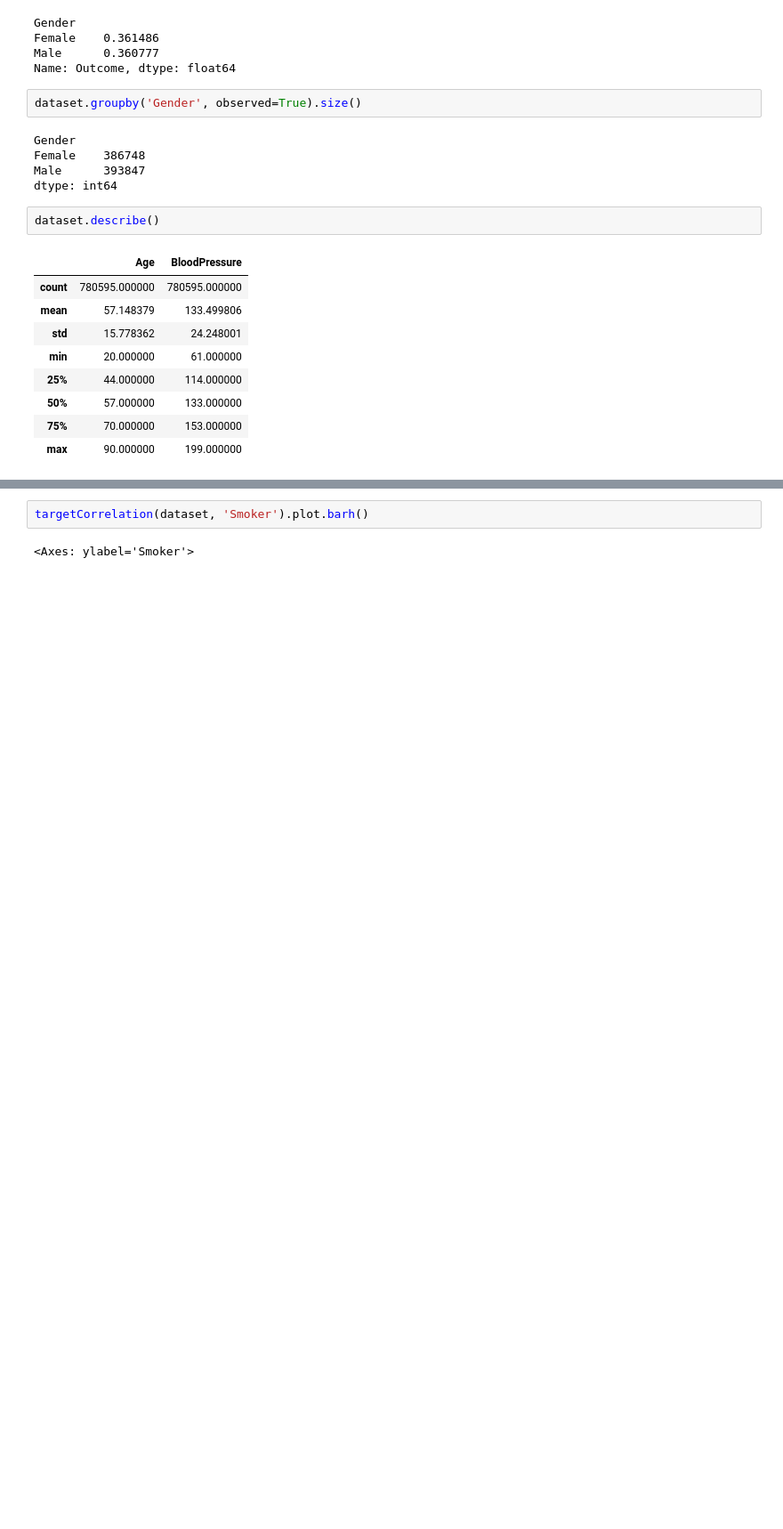
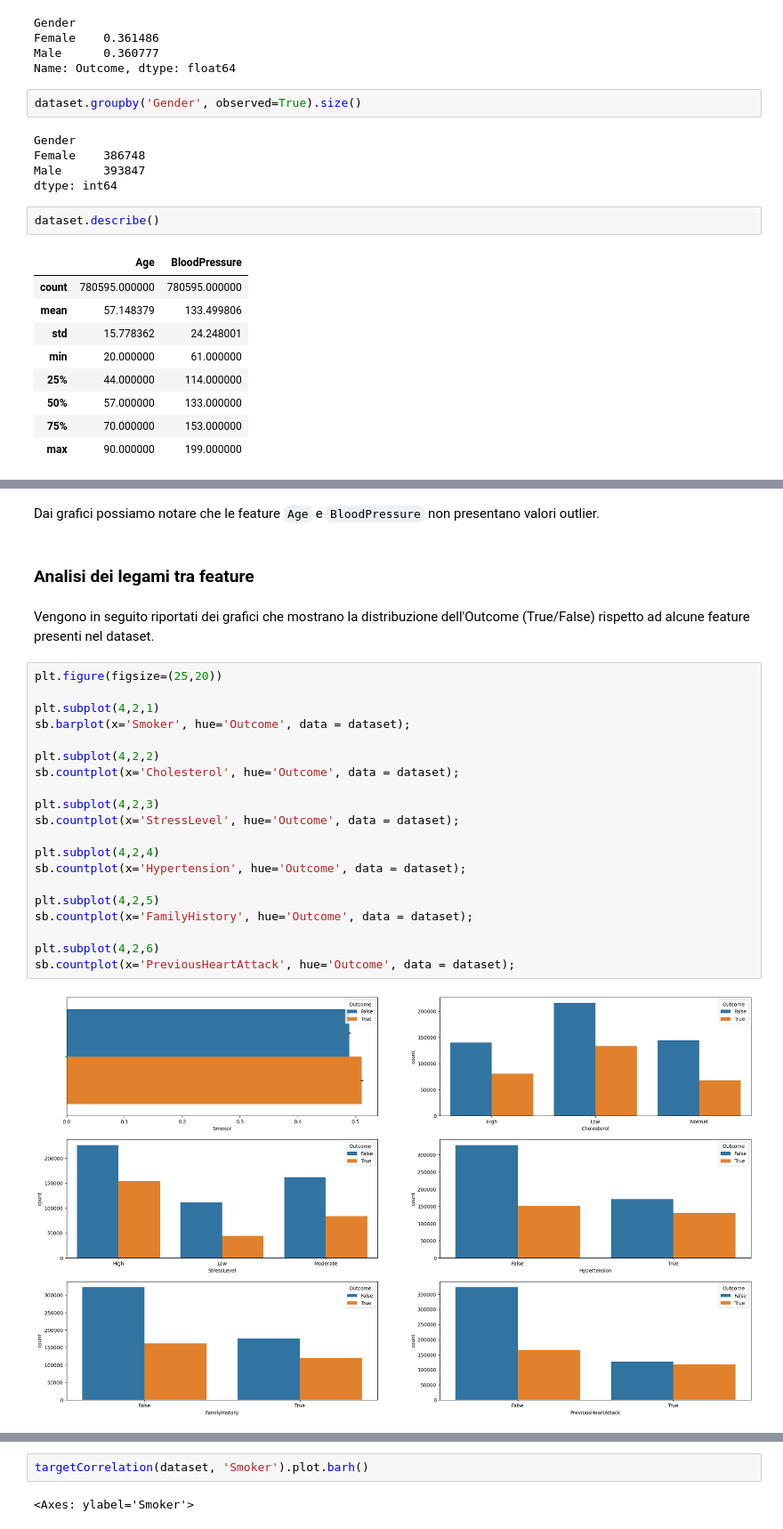
Before and after one commit to miriamsonaglia/Heart-Attack-Prediction-Model, a Jupyter notebook: DataIntensive.ipynb, the cells around one changed output, grey strips where cells are left out. Shown at 89% size. Saved outputs shown, nothing was run; the diff lists cells and outputs as text; blank space fills up the shorter version.

```diff
--- a/DataIntensive.ipynb
+++ b/DataIntensive.ipynb
@@ -597,0 +617,28 @@ plt.boxplot(x="BloodPressure", data=dataset);  # NON ABBIAMO OUTLIERS
+# %% [markdown]
+Dai grafici possiamo notare che le feature `Age` e `BloodPressure` non presentano valori outlier.
+# %% [markdown]
+### Analisi dei legami tra feature
+# %% [markdown]
+Vengono in seguito riportati dei grafici che mostrano la distribuzione dell'Outcome (True/False) rispetto ad alcune feature presenti nel dataset.
+# %%
+plt.figure(figsize=(25,20))
+
+plt.subplot(4,2,1)
+sb.barplot(x='Smoker', hue='Outcome', data = dataset);
+
+plt.subplot(4,2,2)
+sb.countplot(x='Cholesterol', hue='Outcome', data = dataset);
+
+plt.subplot(4,2,3)
+sb.countplot(x='StressLevel', hue='Outcome', data = dataset);
+
+plt.subplot(4,2,4)
+sb.countplot(x='Hypertension', hue='Outcome', data = dataset);
+
+plt.subplot(4,2,5)
+sb.countplot(x='FamilyHistory', hue='Outcome', data = dataset);
+
+plt.subplot(4,2,6)
+sb.countplot(x='PreviousHeartAttack', hue='Outcome', data = dataset);
+# %% [output]
+[figure, added]
```
Also changed, not shown: parts of 33 cells of this notebook.
